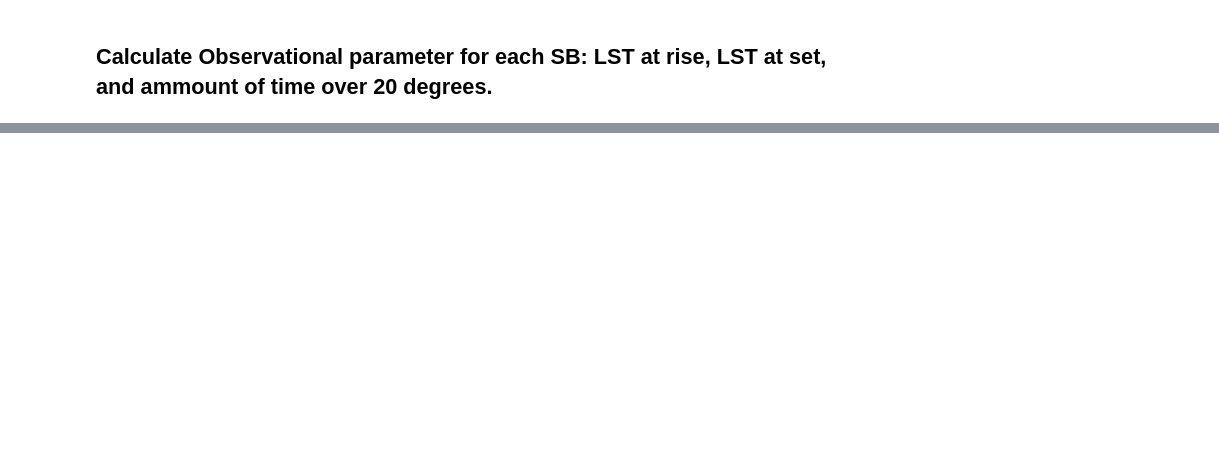
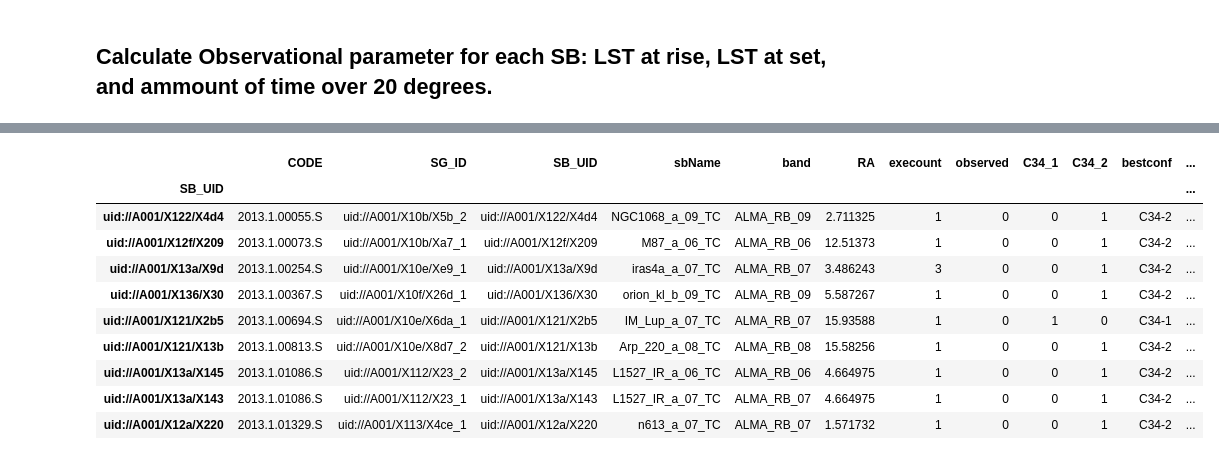
Before and after one commit to itoledoc/notebook, a Jupyter notebook: apa_reports.ipynb, the cells around one changed output, grey strips where cells are left out. Saved outputs shown, nothing was run; the diff lists cells and outputs as text; code cells hidden in the pictures; blank space fills up the shorter version.

```diff
--- a/apa_reports.ipynb
+++ b/apa_reports.ipynb
@@ -277,0 +348,2 @@ remaining.groupby(['CODE', 'Problem'])[['sbName']].count().unstack().head()
+# %%
+two12m = remaining.query('C34_1 == 1 or C34_2 == 1').query('PRJ_LETTER_GRADE != "C"').query('two_12m == True')[['CODE', 'SG_ID', 'SB_UID', 'sbName', 'band', 'RA', 'execount', 'observed', 'C34_1', 'C34_2','bestconf','rise', 'set', 'Problem', 'Prj. Problem', 'days', 'weekend']].sort(['Prj. Problem', 'Problem', 'RA'])
@@ -277,0 +352,14 @@ remaining.groupby(['CODE', 'Problem'])[['sbName']].count().unstack().head()
+# %%
+two12m.sort('CODE')
+# %% [output]
+|  | CODE | SG_ID | SB_UID | sbName | band | RA | execount | observed | C34_1 | C34_2 | bestconf | ... |
+| SB_UID |  |  |  |  |  |  |  |  |  |  |  | ... |
+| uid://A001/X122/X4d4 | 2013.1.00055.S | uid://A001/X10b/X5b_2 | uid://A001/X122/X4d4 | NGC1068_a_09_TC | ALMA_RB_09 | 2.711325 | 1 | 0 | 0 | 1 | C34-2 | ... |
+| uid://A001/X12f/X209 | 2013.1.00073.S | uid://A001/X10b/Xa7_1 | uid://A001/X12f/X209 | M87_a_06_TC | ALMA_RB_06 | 12.51373 | 1 | 0 | 0 | 1 | C34-2 | ... |
+| uid://A001/X13a/X9d | 2013.1.00254.S | uid://A001/X10e/Xe9_1 | uid://A001/X13a/X9d | iras4a_a_07_TC | ALMA_RB_07 | 3.486243 | 3 | 0 | 0 | 1 | C34-2 | ... |
+| uid://A001/X136/X30 | 2013.1.00367.S | uid://A001/X10f/X26d_1 | uid://A001/X136/X30 | orion_kl_b_09_TC | ALMA_RB_09 | 5.587267 | 1 | 0 | 0 | 1 | C34-2 | ... |
+| uid://A001/X121/X2b5 | 2013.1.00694.S | uid://A001/X10e/X6da_1 | uid://A001/X121/X2b5 | IM_Lup_a_07_TC | ALMA_RB_07 | 15.93588 | 1 | 0 | 1 | 0 | C34-1 | ... |
+| uid://A001/X121/X13b | 2013.1.00813.S | uid://A001/X10e/X8d7_2 | uid://A001/X121/X13b | Arp_220_a_08_TC | ALMA_RB_08 | 15.58256 | 1 | 0 | 0 | 1 | C34-2 | ... |
+| uid://A001/X13a/X145 | 2013.1.01086.S | uid://A001/X112/X23_2 | uid://A001/X13a/X145 | L1527_IR_a_06_TC | ALMA_RB_06 | 4.664975 | 1 | 0 | 0 | 1 | C34-2 | ... |
+| uid://A001/X13a/X143 | 2013.1.01086.S | uid://A001/X112/X23_1 | uid://A001/X13a/X143 | L1527_IR_a_07_TC | ALMA_RB_07 | 4.664975 | 1 | 0 | 0 | 1 | C34-2 | ... |
+| uid://A001/X12a/X220 | 2013.1.01329.S | uid://A001/X113/X4ce_1 | uid://A001/X12a/X220 | n613_a_07_TC | ALMA_RB_07 | 1.571732 | 1 | 0 | 0 | 1 | C34-2 | ... |
```
Also changed, not shown: parts of 24 cells of this notebook, 1 other file.
